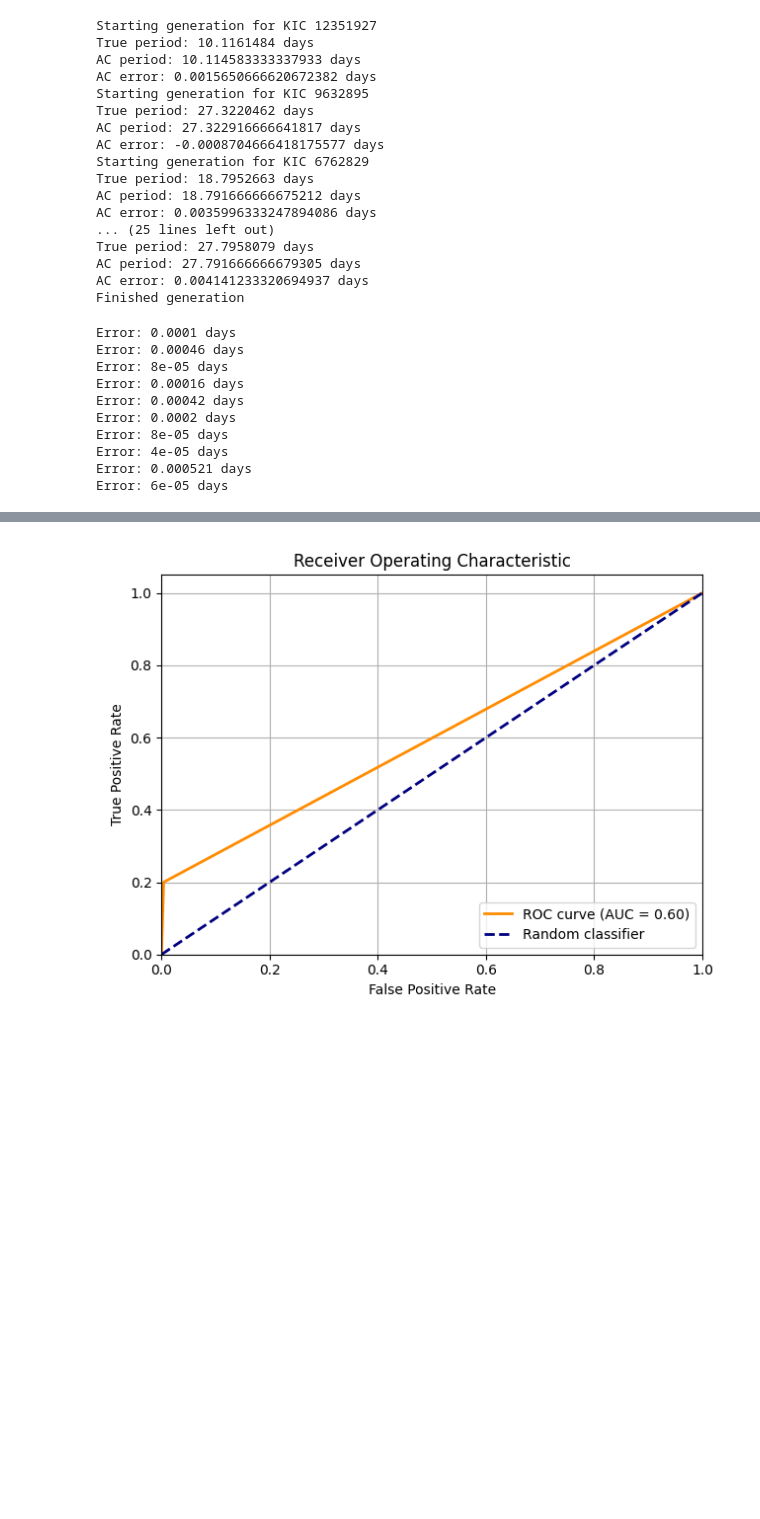
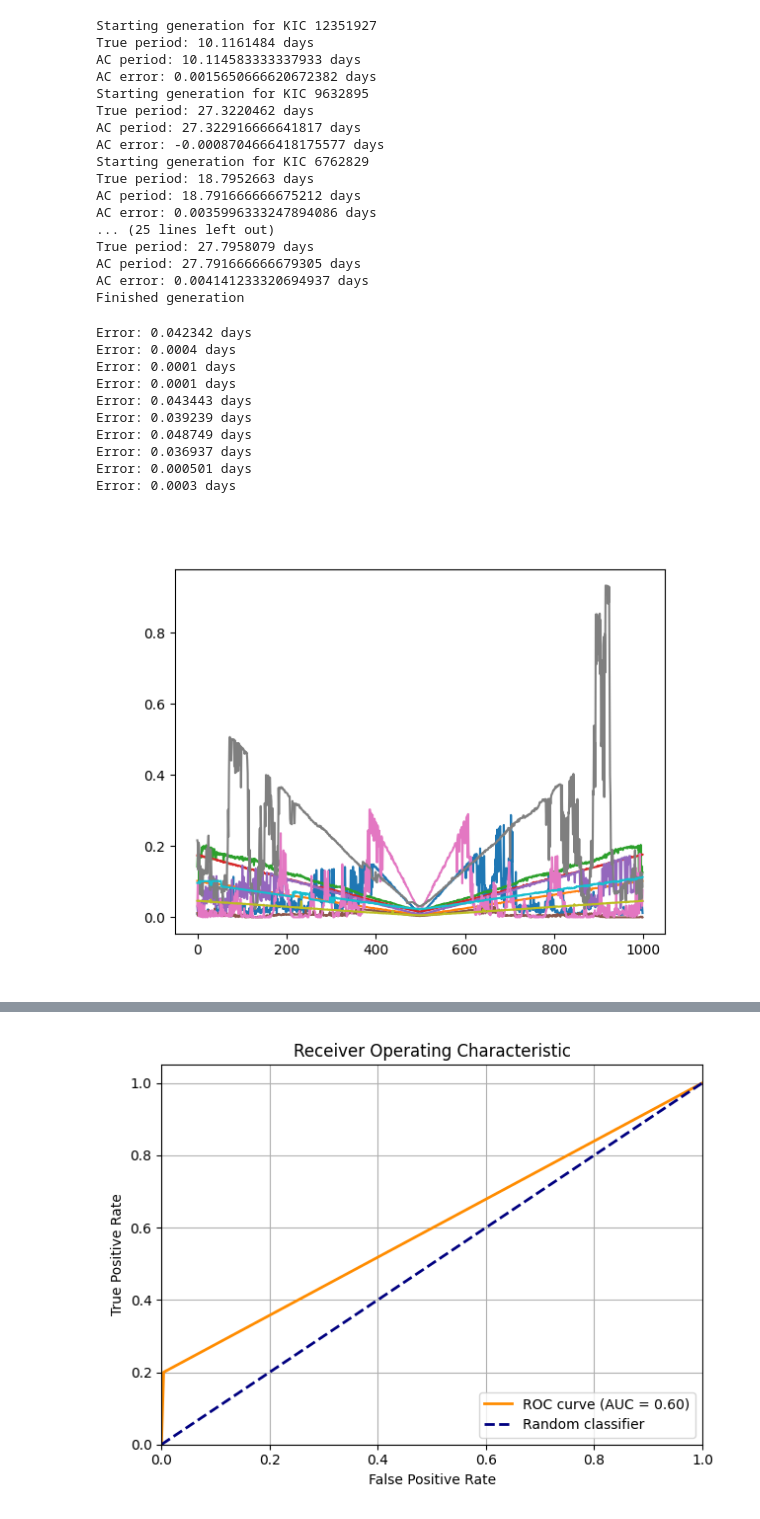
Before and after one commit to sfremy/astro_tools, a Jupyter notebook: prefold_automated.ipynb, the cells around one changed output, grey strips where cells are left out. Drawn from its saved outputs; the diff is of its cells as text; code cells hidden in the pictures; blank space fills up the shorter version.

Commit message:
performance visualization

```diff
--- a/prefold_automated.ipynb
+++ b/prefold_automated.ipynb
@@ -1207,7 +1207,7 @@ all_folds = []
 all_phases = []
 ac_iqrs = []
 
-p_bound = 0.01
+p_bound = 0.05
 n_samples = 999 #Odd numbers only
 
 for kic in kic_list:
@@ -1339,40 +1339,45 @@ def get_longest_segment_phase_width(phases, labeled, num_features):
 
 all_lengths = []
 
 for i in range(len(all_folds)):
 
     fold = all_folds[i]
     # all_lengths.append(np.min(fold))
     phase = all_phases[i]
     iqr = ac_iqrs[math.floor(i / n_samples)]
 
     outlier_mask = fold < np.median(fold) - 2 * iqr
 
     labeled, num_features = label_proximity(outlier_mask, max_gap=10)
 
     # Get phase width of the longest segment
     start, end, width = get_longest_segment_phase_width(phase, labeled, num_features)
 
     all_lengths.append(width)
 
 res = [all_lengths[i:i + n_samples] for i in range(0, len(all_lengths), n_samples)]
 
 all_preds = []
 
 for system in res:
     system_preds = np.zeros(n_samples)
     system_preds[np.argmin(system)] = 1
     print(f'Error: {np.round(np.abs(n_samples/2 - 0.5 - np.argmin(system)) * 2 * p_bound / n_samples, 6)} days')
     all_preds.append(system_preds)
+
+plt.figure()
+for system in res:
+    plt.plot(system)
 # %% [output]
+Error: 0.042342 days
+Error: 0.0004 days
 Error: 0.0001 days
-Error: 0.00046 days
-Error: 8e-05 days
-Error: 0.00016 days
-Error: 0.00042 days
-Error: 0.0002 days
-Error: 8e-05 days
-Error: 4e-05 days
-Error: 0.000521 days
-Error: 6e-05 days
+Error: 0.0001 days
+Error: 0.043443 days
+Error: 0.039239 days
+Error: 0.048749 days
+Error: 0.036937 days
+Error: 0.000501 days
+Error: 0.0003 days
+[figure, added]
 # %%
```
Also changed, not shown: parts of 2 cells of this notebook.
